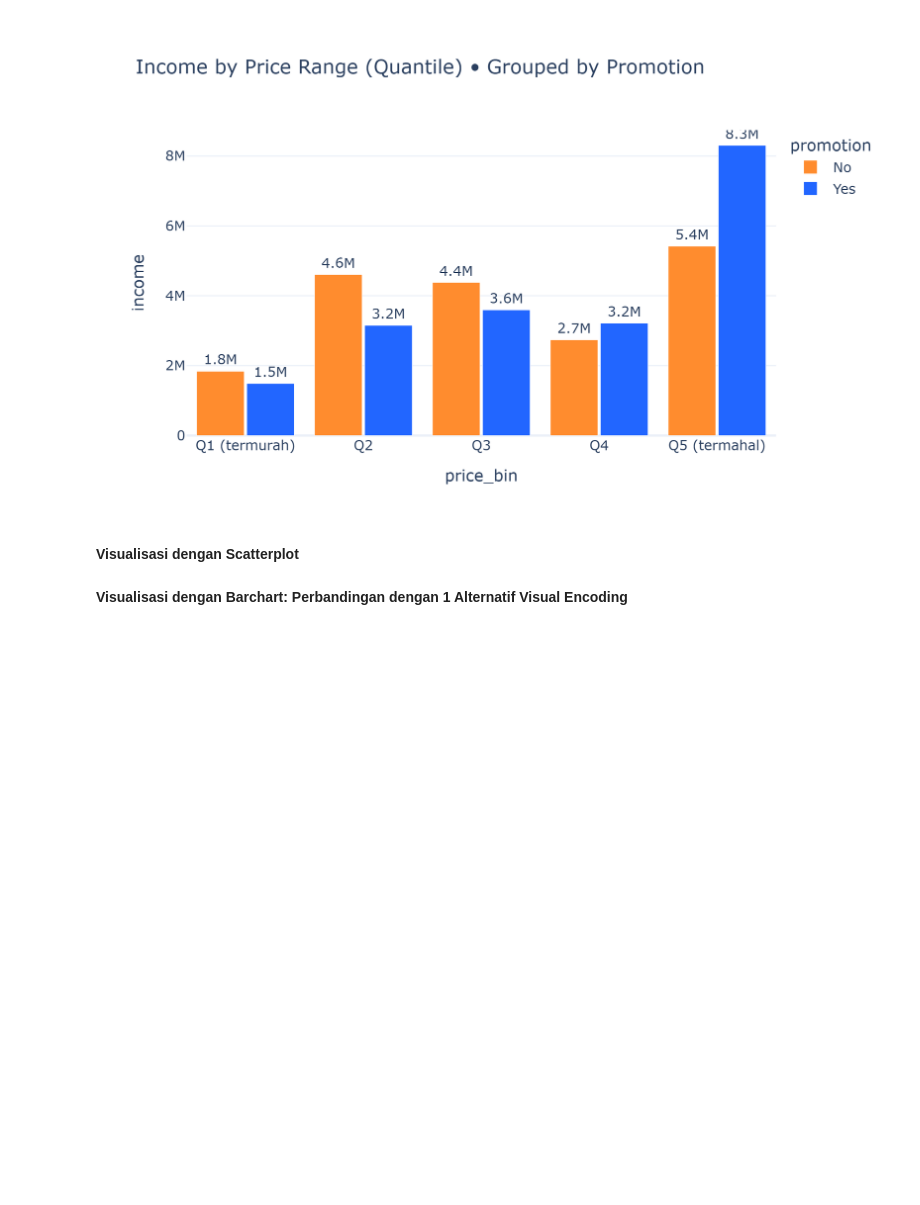
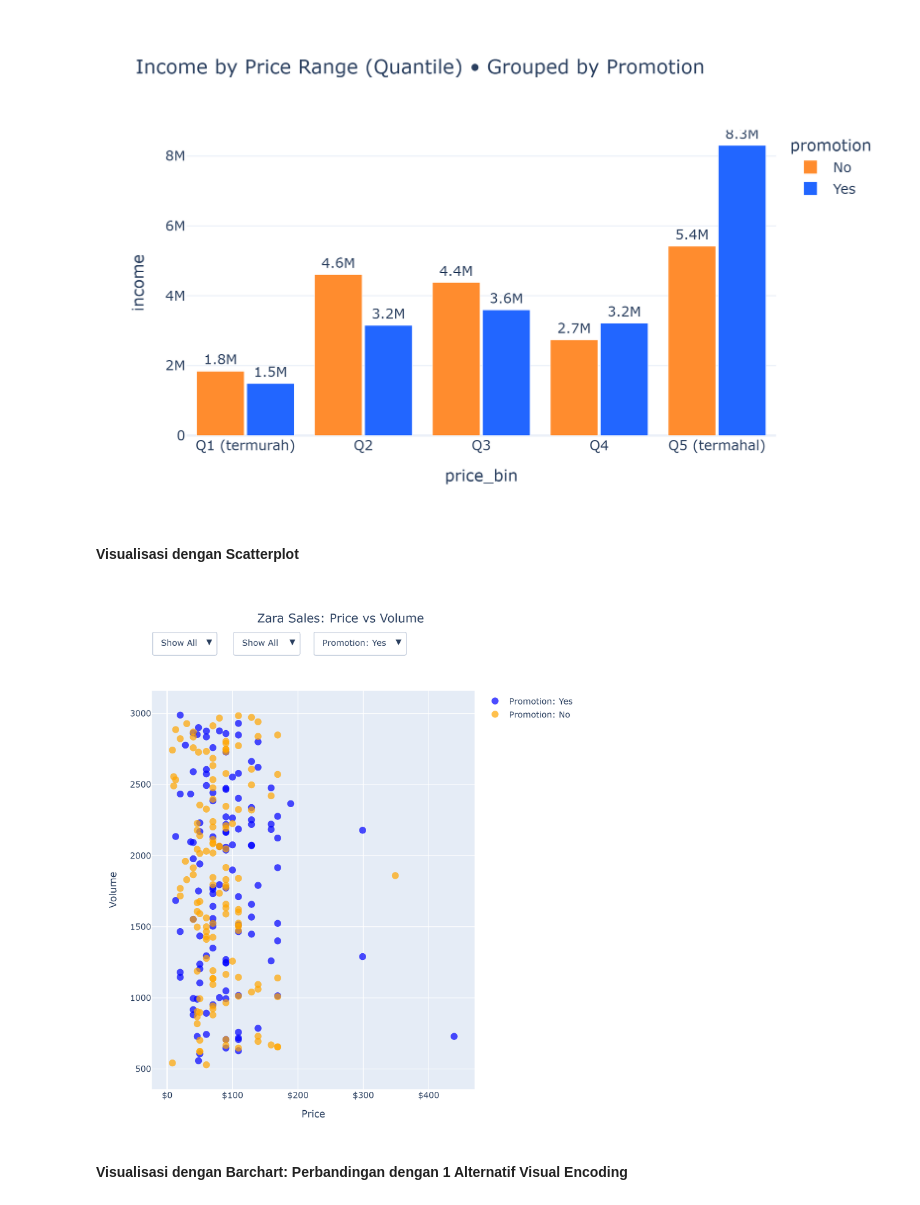
Before and after one commit to yusi04/zara-sales-analysis, a Jupyter notebook: notebook/Zara_Sales_Analysis.ipynb, the cells around one changed output. Saved outputs shown, nothing was run; the diff lists cells and outputs as text; code cells hidden in the pictures; blank space fills up the shorter version.

```diff
--- a/notebook/Zara_Sales_Analysis.ipynb
+++ b/notebook/Zara_Sales_Analysis.ipynb
@@ -350,6 +350,8 @@ Image(filename="images/income_price_bins.png")
 # %% [markdown]
 **Visualisasi dengan Scatterplot**
 # %%
+os.makedirs("images", exist_ok=True)
+
 # Menerapkan Trace pada kolom kategorikal 'Promotion' dan parameter 'color' biru dan oranye dengan dictionary marker
 def make_trace(promo, dff, color):
     d = dff[dff['promotion'] == promo]
@@ -485,33 +487,39 @@ dropdown_promo = [
         method="update",
         args=[{"visible": [True, True]}, {"title": "Promotion: Both"}]
     )
 ]
 
 # Update layout
 fig.update_layout(
     title="Zara Sales: Price vs Volume",
     title_x=0.5,
     title_y=0.95,
 
     updatemenus=[
         dict(buttons=dropdown_section, direction="down", x=0.00, y=1.15, xanchor='left', yanchor='top', showactive=True, bgcolor="white"),
         dict(buttons=dropdown_terms, direction="down", x=0.25, y=1.15, xanchor='left', yanchor='top', showactive=True, bgcolor="white"),
         dict(buttons=dropdown_promo, direction="down", x=0.50, y=1.15, xanchor='left', yanchor='top', showactive=True, bgcolor="white")
     ],
 
     # Mengatur sumbu X agar menampilkan format USD
     xaxis=dict(
         title="Price",
         tickformat='$,.0f'
     ),
     yaxis_title="Volume",
 
     margin=dict(t=150),
     dragmode="select",
     height=800
 )
 
 fig.show()
+
+# export PNG
+fig.write_image("images/scatterplot_zara_sales.png", scale=3)
+Image(filename="images/scatterplot_zara_sales.png")
+# %% [output]
+[figure, added]
 # %% [markdown]
 **Visualisasi dengan Barchart: Perbandingan dengan 1 Alternatif Visual Encoding**
 # %%
```
Also changed, not shown: parts of 1 cell of this notebook, 4 other files.
